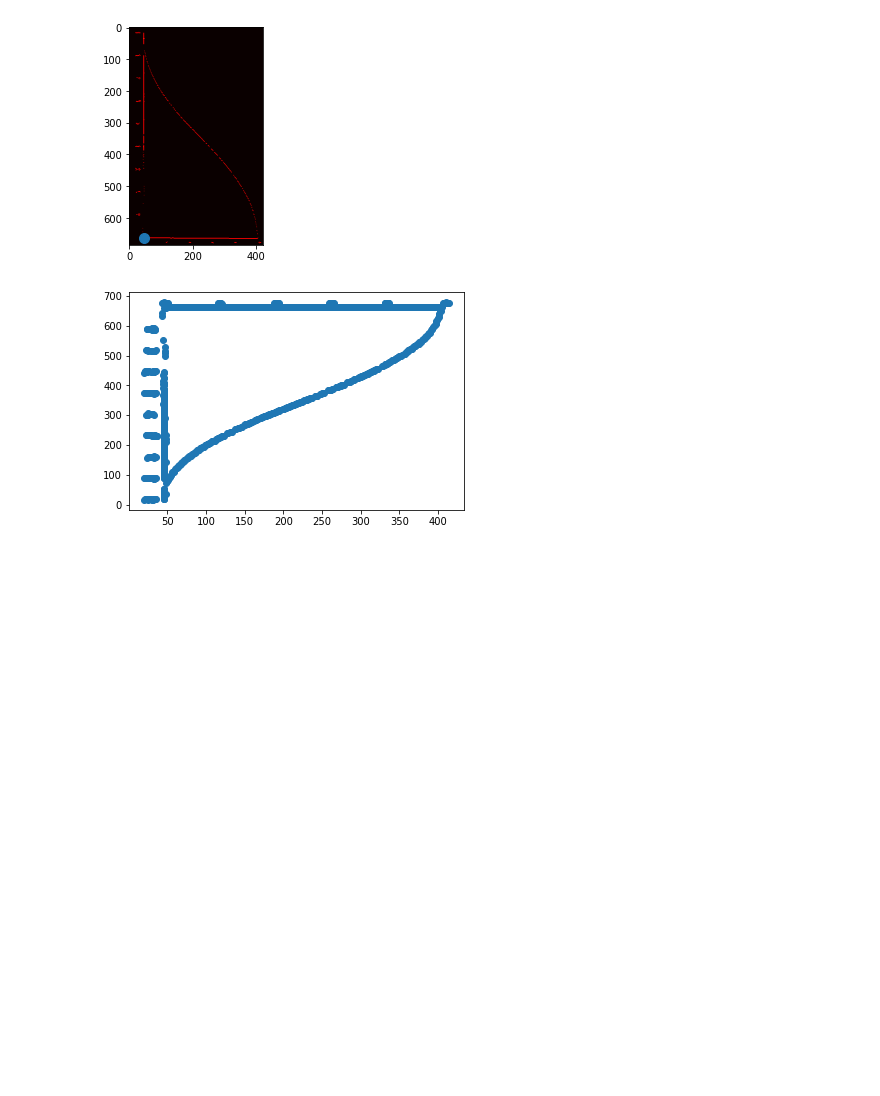
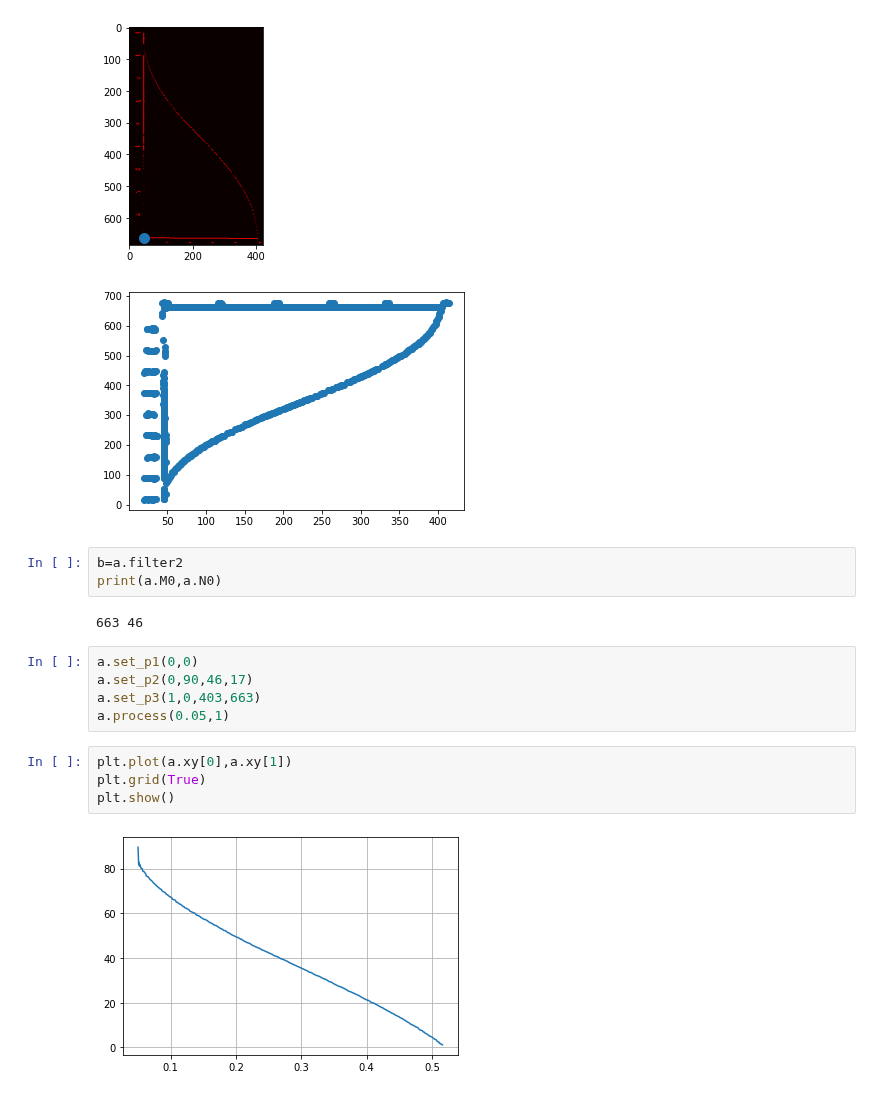
Before and after one commit to cherose2004/learning, a Jupyter notebook: project/Flight Simulation/homework/demo/update1.ipynb, the cells around one changed output. Saved outputs shown, nothing was run; the diff lists cells and outputs as text; blank space fills up the shorter version.

```diff
--- a/project/Flight Simulation/homework/demo/update1.ipynb
+++ b/project/Flight Simulation/homework/demo/update1.ipynb
@@ -17,3 +17,19 @@ plt.show()
 [figure]
 [figure]
 [figure]
+# %%
+b=a.filter2
+print(a.M0,a.N0)
+# %% [output]
+663 46
+# %%
+a.set_p1(0,0)
+a.set_p2(0,90,46,17)
+a.set_p3(1,0,403,663)
+a.process(0.05,1)
+# %%
+plt.plot(a.xy[0],a.xy[1])
+plt.grid(True)
+plt.show()
+# %% [output]
+[figure, added]
```
Also changed, not shown: parts of 1 cell of this notebook, 2 other files.
